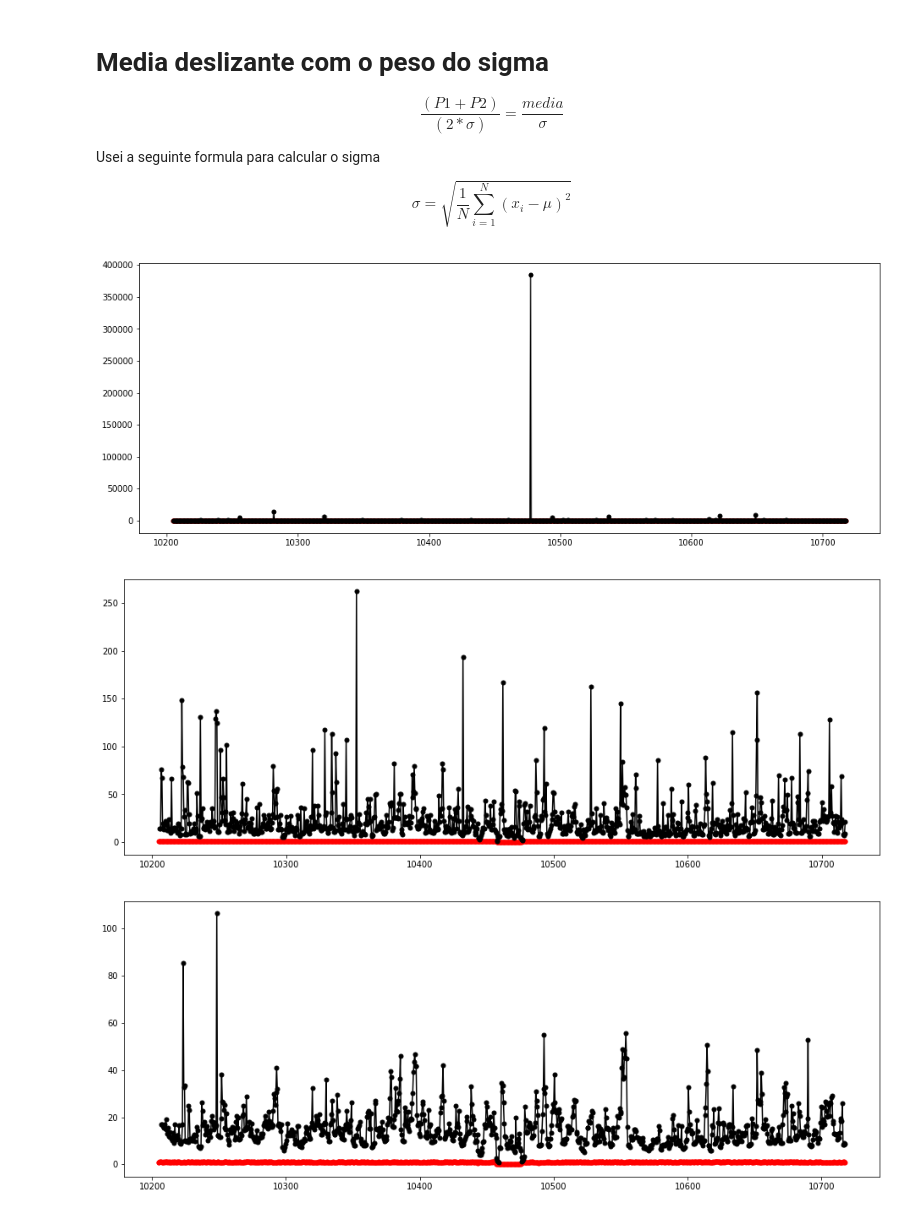
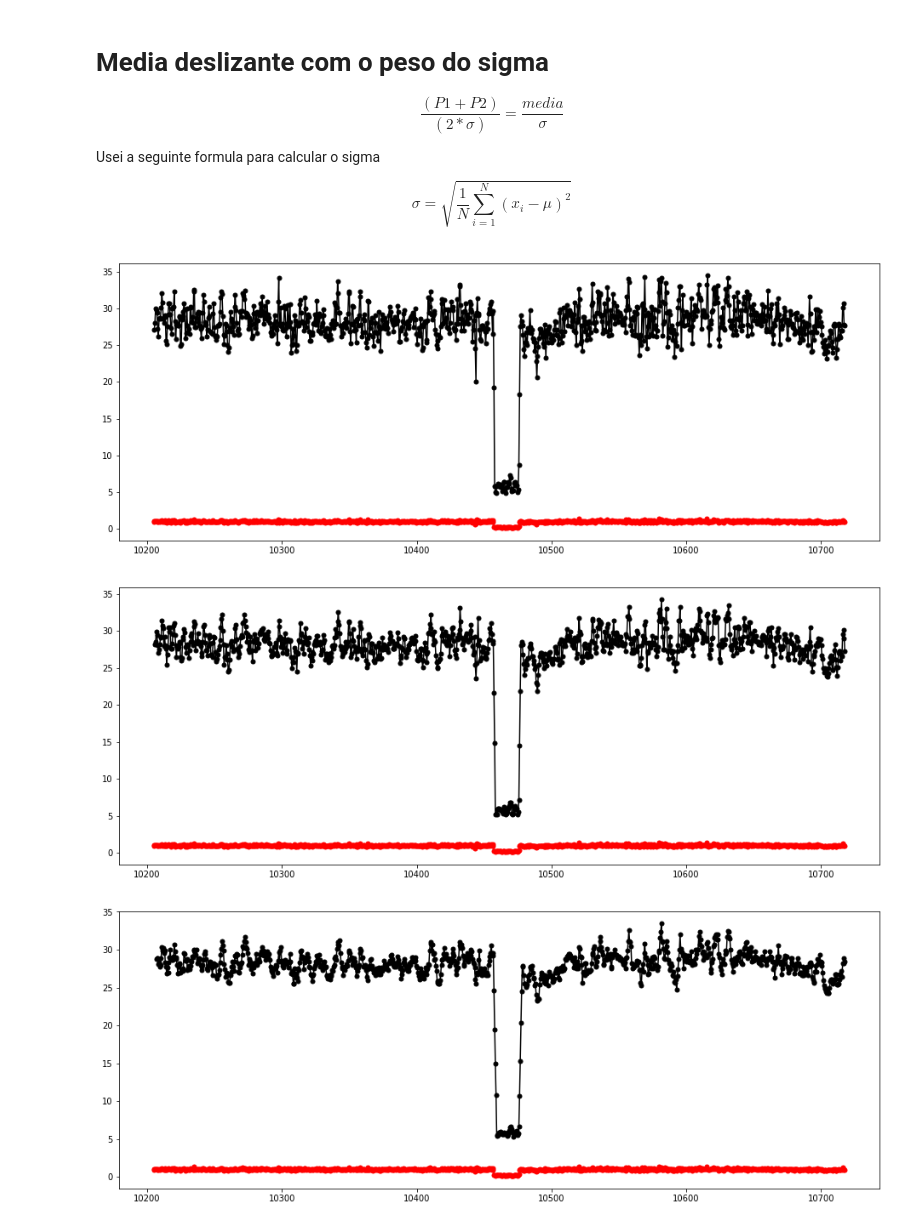
Before and after one commit to fredifqh/occu_chariklo, a Jupyter notebook: photometry_chariklo.ipynb, the cells around one changed output. Drawn from its saved outputs; the diff is of its cells as text; code cells hidden in the pictures.

Commit message:
media deslizante con peso do sigma

```diff
--- a/photometry_chariklo.ipynb
+++ b/photometry_chariklo.ipynb
@@ -73,34 +73,34 @@ Usei a seguinte formula para calcular o sigma
 $$\sigma = \sqrt{\frac{1}{N}\sum_{i=1}^{N}(x_{i} - \mu)^{2}}$$
 # %%
 # para 2 pontos
-df[2] = df[1].rolling(window=2).std(ddof=0) # sigma
+# df[2] = df[1].rolling(window=2).std(ddof=0) # sigma
 df[3] = df[1].rolling(window=2).mean() # media
-df[4] = df[3]/df[2]
+df[4] = df[3]/0.035471250525172658
 fig = plt.figure(figsize=(16, 6))
 plt.plot(df[0], df[1], 'ko-', color='red', markersize=5) # original
 plt.plot(df[0], df[4], 'ko-', color='black', markersize=5) # media deslizante
 plt.show()
 # %% [output]
-[figure, old version]
+[figure, new version]
 # %%
 # para 3 pontos
 df[2] = df[1].rolling(window=3).std(ddof=0) # sigma
 df[3] = df[1].rolling(window=3).mean() # media
-df[4] = df[3]/df[2]
+df[4] = df[3]/0.035471250525172658
 fig = plt.figure(figsize=(16, 6))
 plt.plot(df[0], df[1], 'ko-', color='red', markersize=5) # original
 plt.plot(df[0], df[4], 'ko-', color='black', markersize=5) # media deslizante
 plt.show()
 # %% [output]
-[figure, old version]
+[figure, new version]
 # %%
 # para 5 pontos
 df[2] = df[1].rolling(window=5).std(ddof=0) # sigma
 df[3] = df[1].rolling(window=5).mean() # media
-df[4] = df[3]/df[2]
+df[4] = df[3]/0.035471250525172658
 fig = plt.figure(figsize=(16, 6))
 plt.plot(df[0], df[1], 'ko-', color='red', markersize=5) # original
 plt.plot(df[0], df[4], 'ko-', color='black', markersize=5) # media deslizante
 plt.show()
 # %% [output]
-[figure, old version]
+[figure, new version]
```
